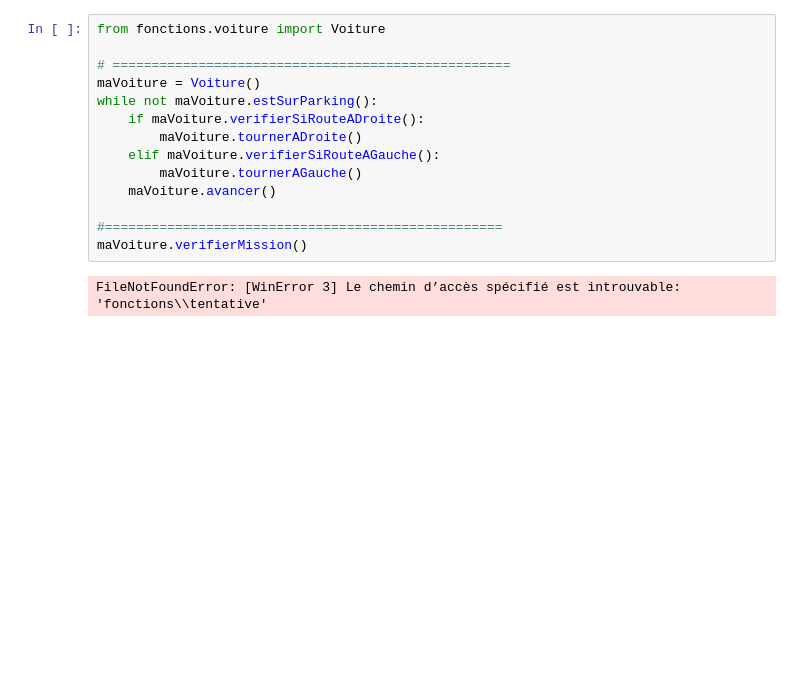
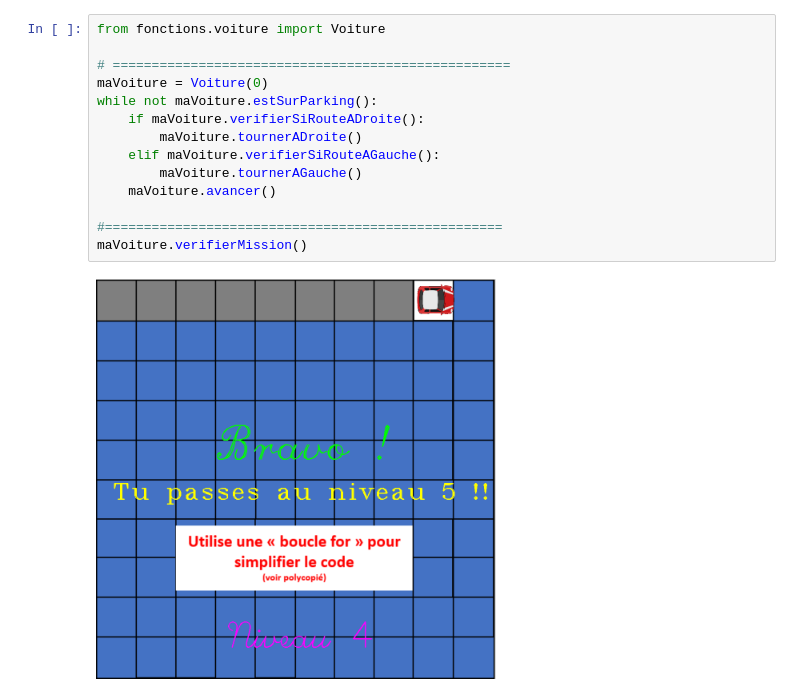
Before and after one commit to pierreghesqui/apprendreBoucle, a Jupyter notebook: Niveau0test.ipynb, the cells around one changed output. Drawn from its saved outputs; the diff is of its cells as text; blank space fills up the shorter version.

```diff
--- a/Niveau0test.ipynb
+++ b/Niveau0test.ipynb
@@ -1,16 +1,16 @@
 # %%
 from fonctions.voiture import Voiture
 
 # ===================================================
-maVoiture = Voiture()
+maVoiture = Voiture(0)
 while not maVoiture.estSurParking():
     if maVoiture.verifierSiRouteADroite():
         maVoiture.tournerADroite()
     elif maVoiture.verifierSiRouteAGauche():
         maVoiture.tournerAGauche()
     maVoiture.avancer()
 
 #===================================================
 maVoiture.verifierMission()
 # %% [output]
-FileNotFoundError: [WinError 3] Le chemin d’accès spécifié est introuvable: 'fonctions\\tentative'
+[figure, added]
```
Also changed, not shown: 3 other files.
